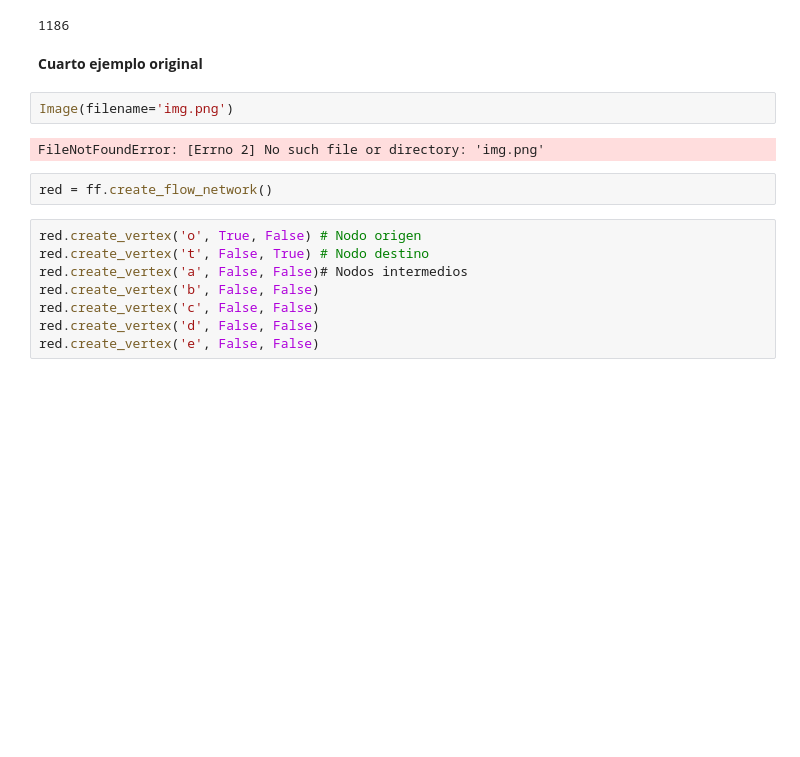
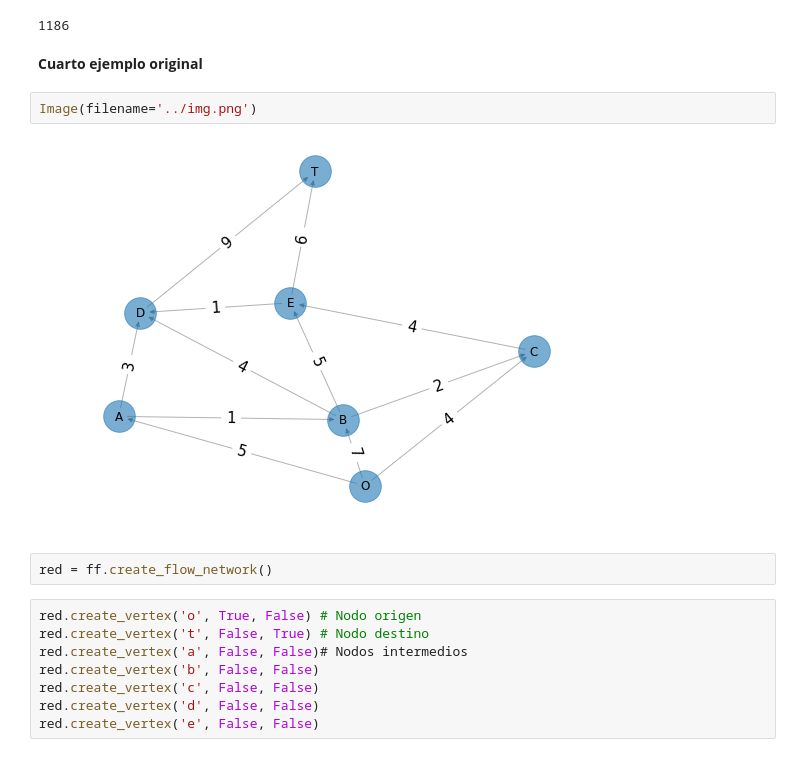
Before and after one commit to optimizacion-2-2021-1-gh-classroom/practica-2-primera-parte-diramtz, a Jupyter notebook: shared_volume/reporte_equipo_2_parte_1_practica_2.ipynb, the cells around one changed output. Saved outputs shown, nothing was run; the diff lists cells and outputs as text; blank space fills up the shorter version.

Commit message:
Agregando imagen, desde instancia aws

```diff
--- a/shared_volume/reporte_equipo_2_parte_1_practica_2.ipynb
+++ b/shared_volume/reporte_equipo_2_parte_1_practica_2.ipynb
@@ -207,9 +207,9 @@ red_3.MaxFlow()
 # %% [markdown]
 **Cuarto ejemplo original**
 # %%
-Image(filename='img.png')
+Image(filename='../img.png')
 # %% [output]
-FileNotFoundError: [Errno 2] No such file or directory: 'img.png'
+[figure, added]
 # %%
 red = ff.create_flow_network()
 # %%
```
